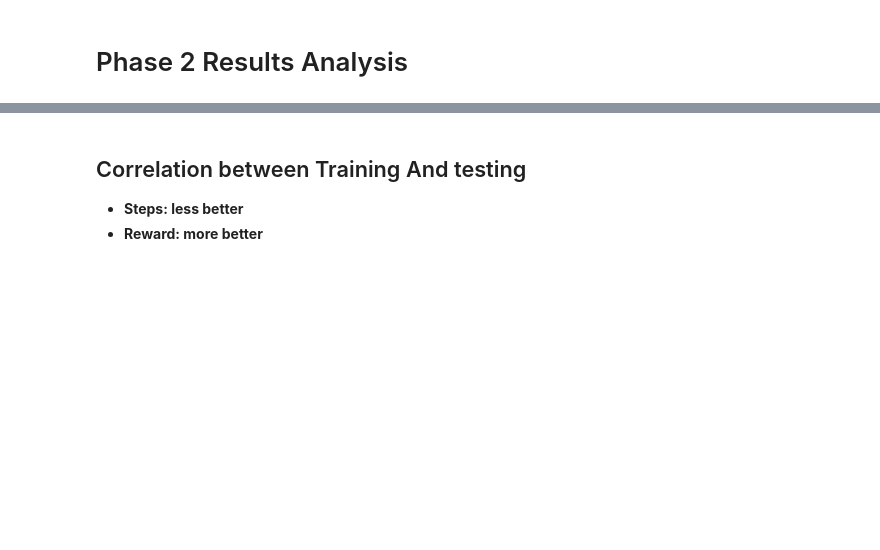
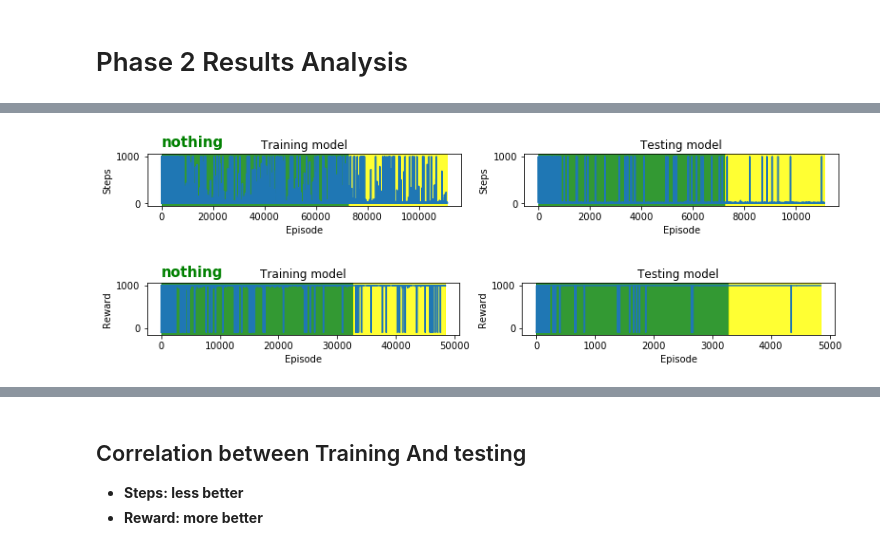
Before and after one commit to aqeel13932/APES_PT, a Jupyter notebook: output/Analysis.ipynb, the cells around one changed output, grey strips where cells are left out. Cells and saved outputs as stored; diff of their text form; code cells hidden in the pictures; blank space fills up the shorter version.

```diff
--- a/output/Analysis.ipynb
+++ b/output/Analysis.ipynb
@@ -60,0 +54,10 @@ experiements.head()
+# %%
+plt.figure(figsize=(13,1))
+plotsteps(347,1,2,0,'nothing',0.75)
+# %% [output]
+[figure, added]
+# %%
+plt.figure(figsize=(13,1))
+plotreward(110,1,2,0,'nothing',0.75)
+# %% [output]
+[figure, added]
```
Also changed, not shown: parts of 26 cells of this notebook.
